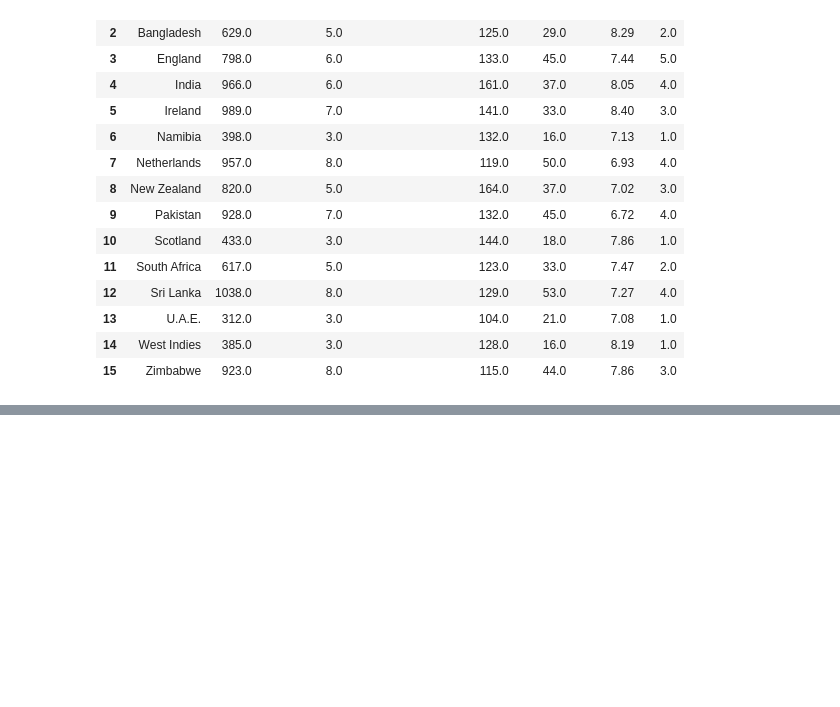
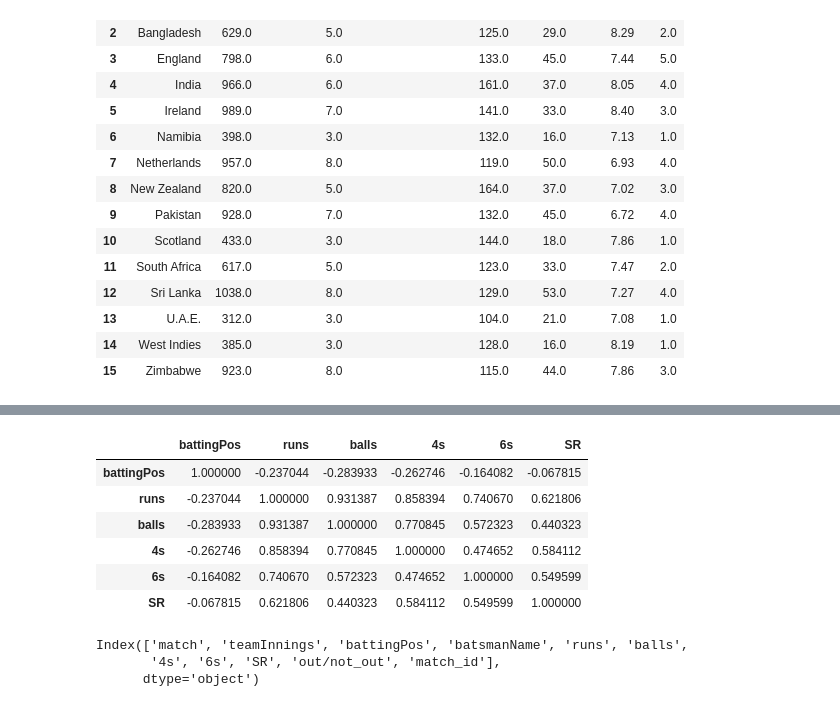
Before and after one commit to mynkchn/Data-Hit-Six, a Jupyter notebook: Juypter Notebook/cricket_data_analysis.ipynb, the cells around one changed output, grey strips where cells are left out. Saved outputs shown, nothing was run; the diff lists cells and outputs as text; code cells hidden in the pictures; blank space fills up the shorter version.

```diff
--- a/Juypter Notebook/cricket_data_analysis.ipynb
+++ b/Juypter Notebook/cricket_data_analysis.ipynb
@@ -458,0 +462,25 @@ team.sort_values(by=['Average Score Per Innings','wickets'],ascending=False)
+# %%
+# Lets predict player would score in a match
+batting=pd.read_csv('D:\\Cricket Data Analysis\\Data\\fact_bating_summary.csv')
+# %%
+batting=batting[batting['battingPos']<8]
+# %%
+batting['SR']=batting['SR'].replace('-',0)
+# %%
+batting['SR']=batting['SR'].astype(float)
+# %%
+batting.select_dtypes(include=['int64','float64']).corr()
+# %% [output]
+|  | battingPos | runs | balls | 4s | 6s | SR |
+| battingPos | 1.000000 | -0.237044 | -0.283933 | -0.262746 | -0.164082 | -0.067815 |
+| runs | -0.237044 | 1.000000 | 0.931387 | 0.858394 | 0.740670 | 0.621806 |
+| balls | -0.283933 | 0.931387 | 1.000000 | 0.770845 | 0.572323 | 0.440323 |
+| 4s | -0.262746 | 0.858394 | 0.770845 | 1.000000 | 0.474652 | 0.584112 |
+| 6s | -0.164082 | 0.740670 | 0.572323 | 0.474652 | 1.000000 | 0.549599 |
+| SR | -0.067815 | 0.621806 | 0.440323 | 0.584112 | 0.549599 | 1.000000 |
+# %%
+batting.columns
+# %% [output]
+Index(['match', 'teamInnings', 'battingPos', 'batsmanName', 'runs', 'balls',
+       '4s', '6s', 'SR', 'out/not_out', 'match_id'],
+      dtype='object')
```
Also changed, not shown: parts of 33 cells of this notebook.
